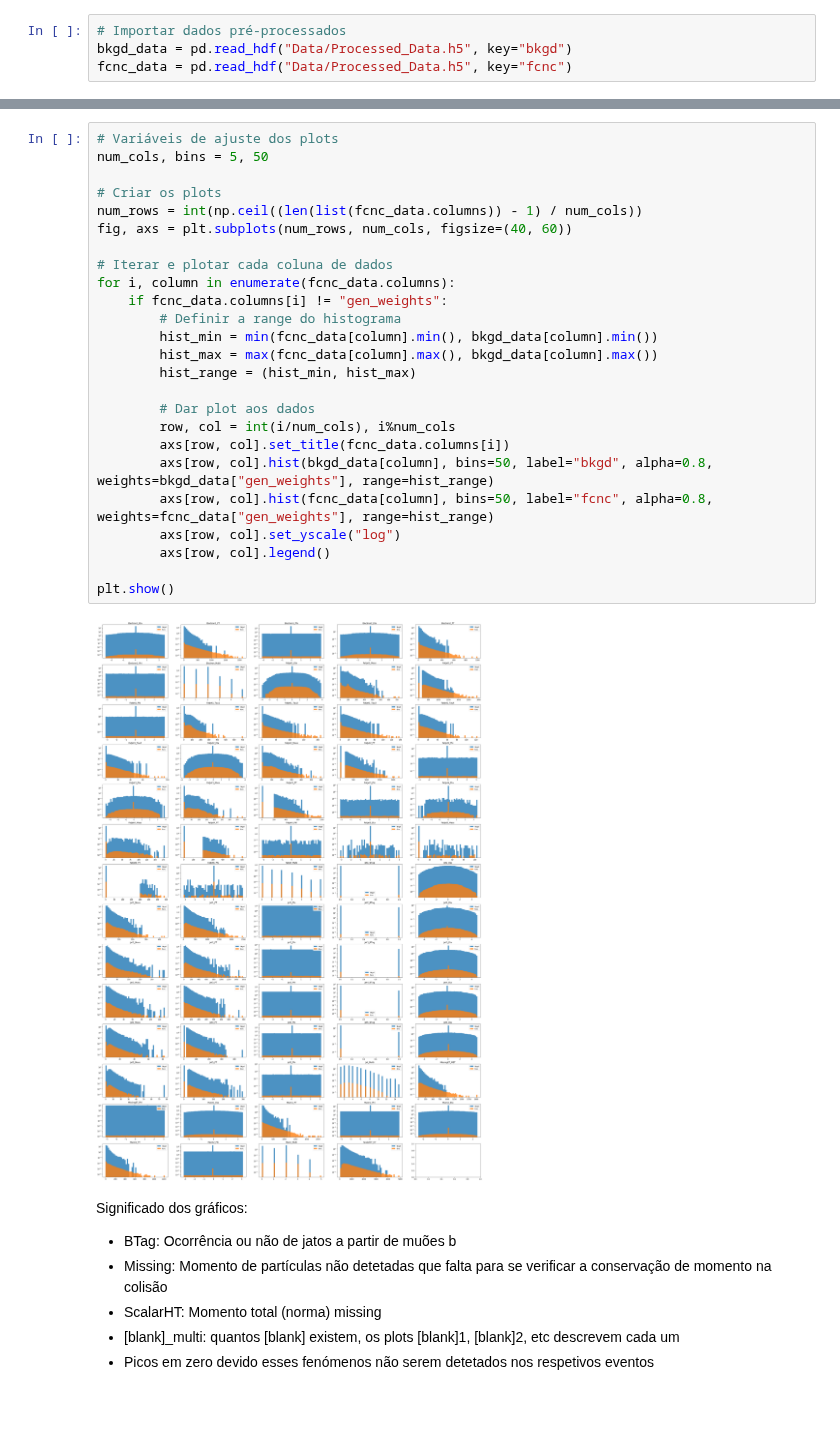
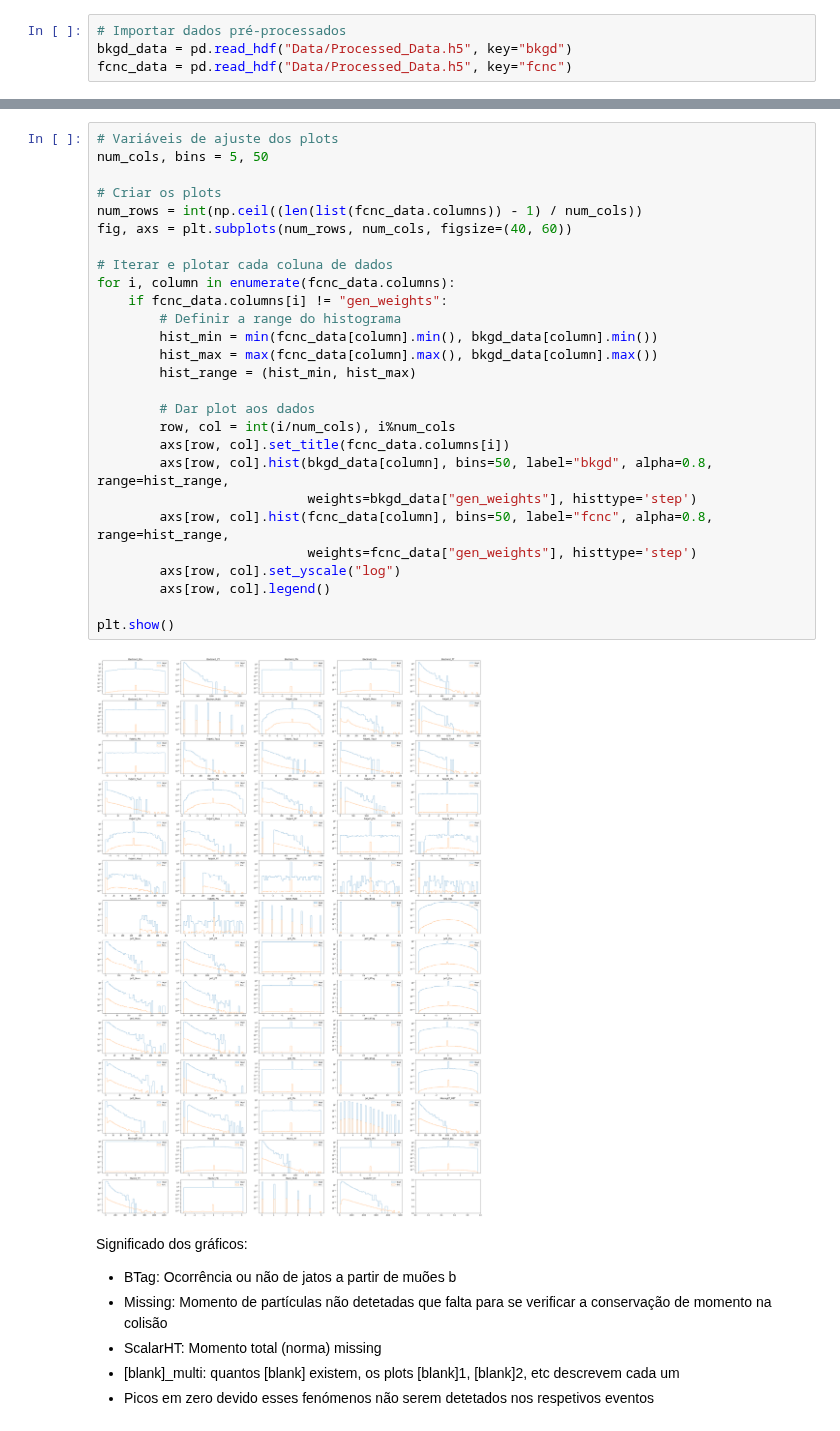
Before and after one commit to GilbertoCunha/LHC-VLQ-Classifier, a Jupyter notebook: Bkgd-Signal-Classifier/DataVisualization.ipynb, the cells around one changed output, grey strips where cells are left out. Cells and saved outputs as stored; diff of their text form.

```diff
--- a/Bkgd-Signal-Classifier/DataVisualization.ipynb
+++ b/Bkgd-Signal-Classifier/DataVisualization.ipynb
@@ -212,30 +218,32 @@ fcnc_data = pd.read_hdf("Data/Processed_Data.h5", key="fcnc")
 # %%
 # Variáveis de ajuste dos plots
 num_cols, bins = 5, 50
 
 # Criar os plots
 num_rows = int(np.ceil((len(list(fcnc_data.columns)) - 1) / num_cols))
 fig, axs = plt.subplots(num_rows, num_cols, figsize=(40, 60))
 
 # Iterar e plotar cada coluna de dados
 for i, column in enumerate(fcnc_data.columns):
     if fcnc_data.columns[i] != "gen_weights":
         # Definir a range do histograma
         hist_min = min(fcnc_data[column].min(), bkgd_data[column].min())
         hist_max = max(fcnc_data[column].max(), bkgd_data[column].max())
         hist_range = (hist_min, hist_max)
 
         # Dar plot aos dados
         row, col = int(i/num_cols), i%num_cols
         axs[row, col].set_title(fcnc_data.columns[i])
-        axs[row, col].hist(bkgd_data[column], bins=50, label="bkgd", alpha=0.8, weights=bkgd_data["gen_weights"], range=hist_range)
-        axs[row, col].hist(fcnc_data[column], bins=50, label="fcnc", alpha=0.8, weights=fcnc_data["gen_weights"], range=hist_range)
+        axs[row, col].hist(bkgd_data[column], bins=50, label="bkgd", alpha=0.8, range=hist_range,
+                           weights=bkgd_data["gen_weights"], histtype='step')
+        axs[row, col].hist(fcnc_data[column], bins=50, label="fcnc", alpha=0.8, range=hist_range,
+                           weights=fcnc_data["gen_weights"], histtype='step')
         axs[row, col].set_yscale("log")
         axs[row, col].legend()
 
 plt.show()
 # %% [output]
-[figure, old version]
+[figure, new version]
 # %% [markdown]
 Significado dos gráficos:
 - BTag: Ocorrência ou não de jatos a partir de muões b
```
Also changed, not shown: parts of 9 cells of this notebook.
